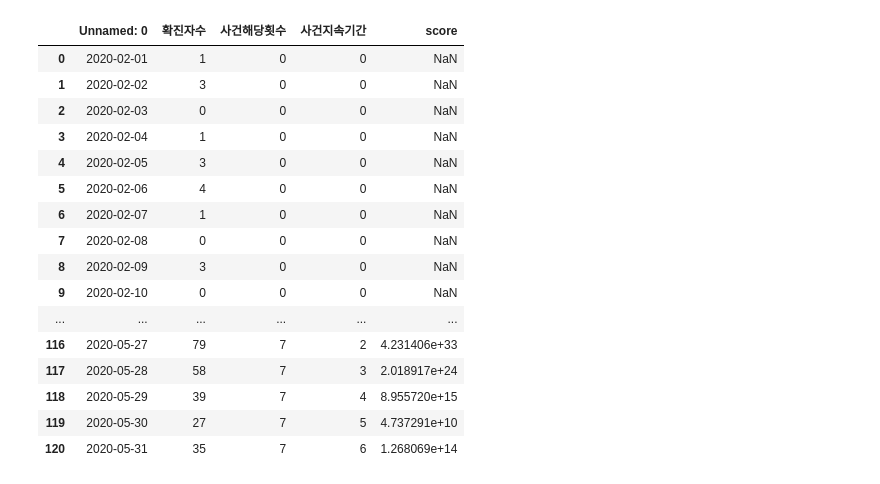
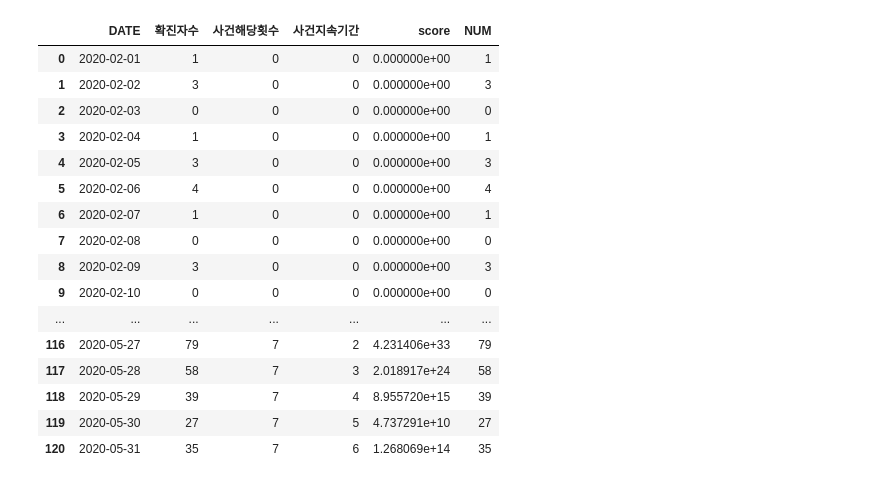
Before and after one commit to Lee-JeongMin/Bigcontest2020, a Jupyter notebook: EDA/20200907_SH_Formular1.ipynb, the cells around one changed output. Cells and saved outputs as stored; diff of their text form; code cells hidden in the pictures.

```diff
--- a/EDA/20200907_SH_Formular1.ipynb
+++ b/EDA/20200907_SH_Formular1.ipynb
@@ -46,21 +16,30 @@ Name: 확진자수, Length: 121, dtype: float64
+# %%
+formula_1= formula_1.rename(columns={'Unnamed: 0': 'DATE'})
+formula_1.DATE= formula_1.DATE.astype('datetime64')
 # %%
 pd.set_option('display.max_rows',1000)
-formula_1.assign(score= abs(1-np.exp(formula_1['확진자수']))/(formula_1['사건해당횟수']*abs(np.log(1/formula_1['사건지속기간'])+0.005)))
+score_1= formula_1.assign(score= abs(1-np.exp(formula_1['확진자수']))/(formula_1['사건해당횟수']*abs(np.log(1/formula_1['사건지속기간'])+0.005)))
-# %% [output]
-|  | Unnamed: 0 | 확진자수 | 사건해당횟수 | 사건지속기간 | score |
-| 0 | 2020-02-01 | 1 | 0 | 0 | NaN |
-| 1 | 2020-02-02 | 3 | 0 | 0 | NaN |
-| 2 | 2020-02-03 | 0 | 0 | 0 | NaN |
-| 3 | 2020-02-04 | 1 | 0 | 0 | NaN |
-| 4 | 2020-02-05 | 3 | 0 | 0 | NaN |
-| 5 | 2020-02-06 | 4 | 0 | 0 | NaN |
-| 6 | 2020-02-07 | 1 | 0 | 0 | NaN |
-| 7 | 2020-02-08 | 0 | 0 | 0 | NaN |
-| 8 | 2020-02-09 | 3 | 0 | 0 | NaN |
-| 9 | 2020-02-10 | 0 | 0 | 0 | NaN |
-| ... | ... | ... | ... | ... | ... |
-| 116 | 2020-05-27 | 79 | 7 | 2 | 4.231406e+33 |
-| 117 | 2020-05-28 | 58 | 7 | 3 | 2.018917e+24 |
-| 118 | 2020-05-29 | 39 | 7 | 4 | 8.955720e+15 |
-| 119 | 2020-05-30 | 27 | 7 | 5 | 4.737291e+10 |
-| 120 | 2020-05-31 | 35 | 7 | 6 | 1.268069e+14 |
+# %%
+merged= pd.merge(score_1, covid_all)
+# %%
+merged= merged.fillna(0)
+# %%
+merged
+# %% [output]
+|  | DATE | 확진자수 | 사건해당횟수 | 사건지속기간 | score | NUM |
+| 0 | 2020-02-01 | 1 | 0 | 0 | 0.000000e+00 | 1 |
+| 1 | 2020-02-02 | 3 | 0 | 0 | 0.000000e+00 | 3 |
+| 2 | 2020-02-03 | 0 | 0 | 0 | 0.000000e+00 | 0 |
+| 3 | 2020-02-04 | 1 | 0 | 0 | 0.000000e+00 | 1 |
+| 4 | 2020-02-05 | 3 | 0 | 0 | 0.000000e+00 | 3 |
+| 5 | 2020-02-06 | 4 | 0 | 0 | 0.000000e+00 | 4 |
+| 6 | 2020-02-07 | 1 | 0 | 0 | 0.000000e+00 | 1 |
+| 7 | 2020-02-08 | 0 | 0 | 0 | 0.000000e+00 | 0 |
+| 8 | 2020-02-09 | 3 | 0 | 0 | 0.000000e+00 | 3 |
+| 9 | 2020-02-10 | 0 | 0 | 0 | 0.000000e+00 | 0 |
+| ... | ... | ... | ... | ... | ... | ... |
+| 116 | 2020-05-27 | 79 | 7 | 2 | 4.231406e+33 | 79 |
+| 117 | 2020-05-28 | 58 | 7 | 3 | 2.018917e+24 | 58 |
+| 118 | 2020-05-29 | 39 | 7 | 4 | 8.955720e+15 | 39 |
+| 119 | 2020-05-30 | 27 | 7 | 5 | 4.737291e+10 | 27 |
+| 120 | 2020-05-31 | 35 | 7 | 6 | 1.268069e+14 | 35 |
```
Also changed, not shown: parts of 4 cells of this notebook, 1 other file.
